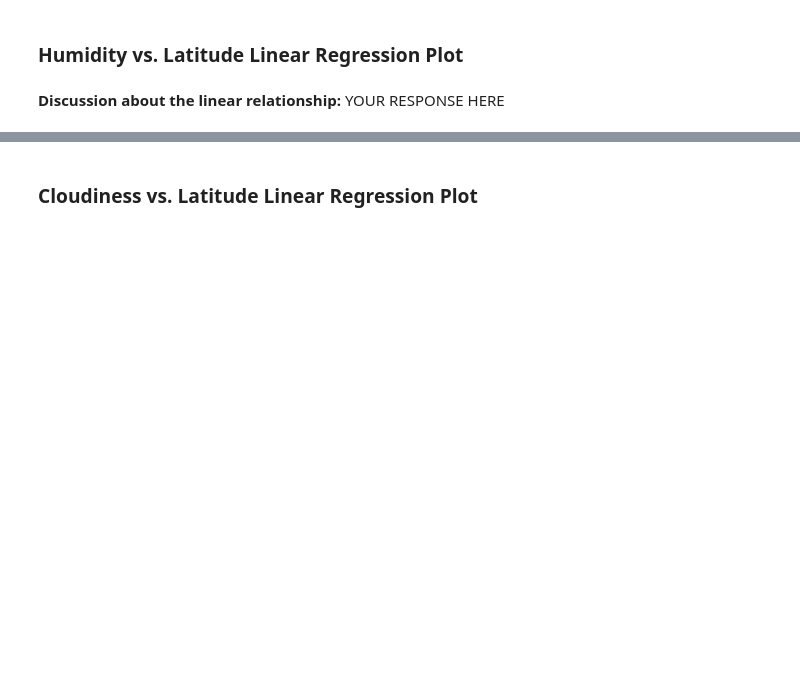
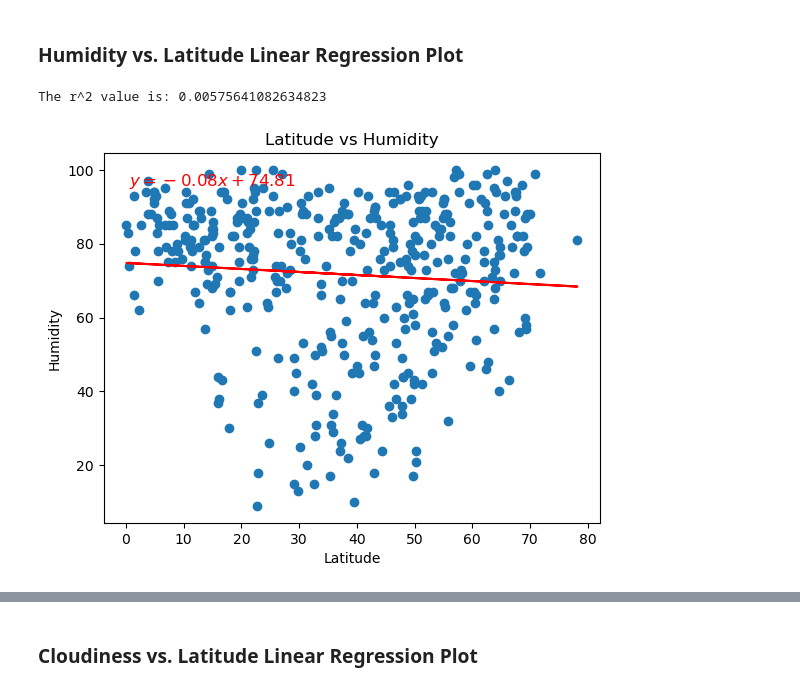
Before and after one commit to hopkinsbowman78/hvplot-api-keys, a Jupyter notebook: WeatherPy.ipynb, the cells around one changed output, grey strips where cells are left out. Saved outputs shown, nothing was run; the diff lists cells and outputs as text; code cells hidden in the pictures; blank space fills up the shorter version.

```diff
--- a/WeatherPy.ipynb
+++ b/WeatherPy.ipynb
@@ -312,2 +360,9 @@ southern_hemi_df.head()
-# %% [markdown]
-**Discussion about the linear relationship:** YOUR RESPONSE HERE
+# %%
+# Northern Hemisphere
+x_values = northern_hemisphere_df['Lat']
+y_values = northern_hemisphere_df['Humidity']
+
+plot_linear_regression(x_values, y_values, 'Latitude', 'Humidity', "Latitude vs Humidity")
+# %% [output]
+The r^2 value is: 0.00575641082634823
+[figure, added]
```
Also changed, not shown: parts of 34 cells of this notebook, 5 other files.
